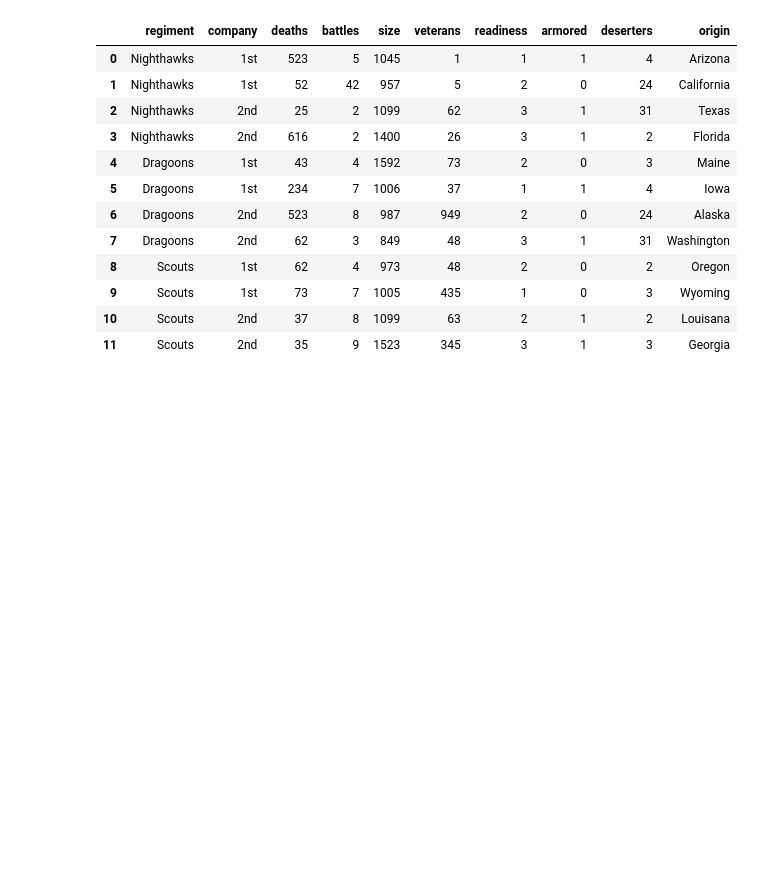
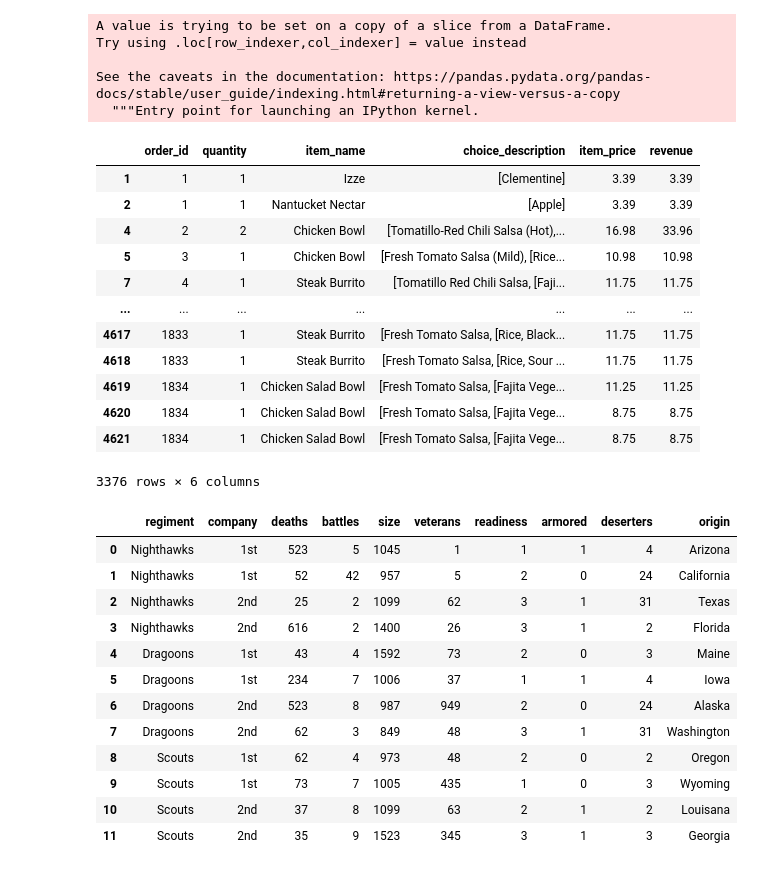
Before and after one commit to jsgolpof/Primer-Proyecto, a Jupyter notebook: pandas.ipynb, the cells around one changed output. Drawn from its saved outputs; the diff is of its cells as text; code cells hidden in the pictures; blank space fills up the shorter version.

```diff
--- a/pandas.ipynb
+++ b/pandas.ipynb
@@ -30,0 +17,4 @@ chipo.head()
+# %%
+# chipo.dropna() # preview de borra nulos
+chipo = chipo.dropna() # borra nulos
+chipo
@@ -30,0 +55,4 @@ chipo.head()
+# %%
+dollarizer = lambda x: float(x[1:-1]) # funcion para eliminar símbolo a la derecha
+chipo.item_price = chipo.item_price.apply(dollarizer)
+chipo
@@ -31,3 +78,25 @@ chipo.head()
+# %%
+chipo["revenue"] = chipo["quantity"] * chipo["item_price"]
+chipo
+# %% [output]
+A value is trying to be set on a copy of a slice from a DataFrame.
+Try using .loc[row_indexer,col_indexer] = value instead
+
+See the caveats in the documentation: https://pandas.pydata.org/pandas-docs/stable/user_guide/indexing.html#returning-a-view-versus-a-copy
+  """Entry point for launching an IPython kernel.
+|  | order_id | quantity | item_name | choice_description | item_price | revenue |
+| 1 | 1 | 1 | Izze | [Clementine] | 3.39 | 3.39 |
+| 2 | 1 | 1 | Nantucket Nectar | [Apple] | 3.39 | 3.39 |
+| 4 | 2 | 2 | Chicken Bowl | [Tomatillo-Red Chili Salsa (Hot),... | 16.98 | 33.96 |
+| 5 | 3 | 1 | Chicken Bowl | [Fresh Tomato Salsa (Mild), [Rice... | 10.98 | 10.98 |
+| 7 | 4 | 1 | Steak Burrito | [Tomatillo Red Chili Salsa, [Faji... | 11.75 | 11.75 |
+| ... | ... | ... | ... | ... | ... | ... |
+| 4617 | 1833 | 1 | Steak Burrito | [Fresh Tomato Salsa, [Rice, Black... | 11.75 | 11.75 |
+| 4618 | 1833 | 1 | Steak Burrito | [Fresh Tomato Salsa, [Rice, Sour ... | 11.75 | 11.75 |
+| 4619 | 1834 | 1 | Chicken Salad Bowl | [Fresh Tomato Salsa, [Fajita Vege... | 11.25 | 11.25 |
+| 4620 | 1834 | 1 | Chicken Salad Bowl | [Fresh Tomato Salsa, [Fajita Vege... | 8.75 | 8.75 |
+| 4621 | 1834 | 1 | Chicken Salad Bowl | [Fresh Tomato Salsa, [Fajita Vege... | 8.75 | 8.75 |
+3376 rows × 6 columns
 # %%
 # Create an example dataframe about a fictional army
 raw_data = {'regiment': ['Nighthawks', 'Nighthawks', 'Nighthawks', 'Nighthawks', 'Dragoons', 'Dragoons', 'Dragoons', 'Dragoons', 'Scouts', 'Scouts', 'Scouts', 'Scouts'],
```
Also changed, not shown: parts of 9 cells of this notebook.
